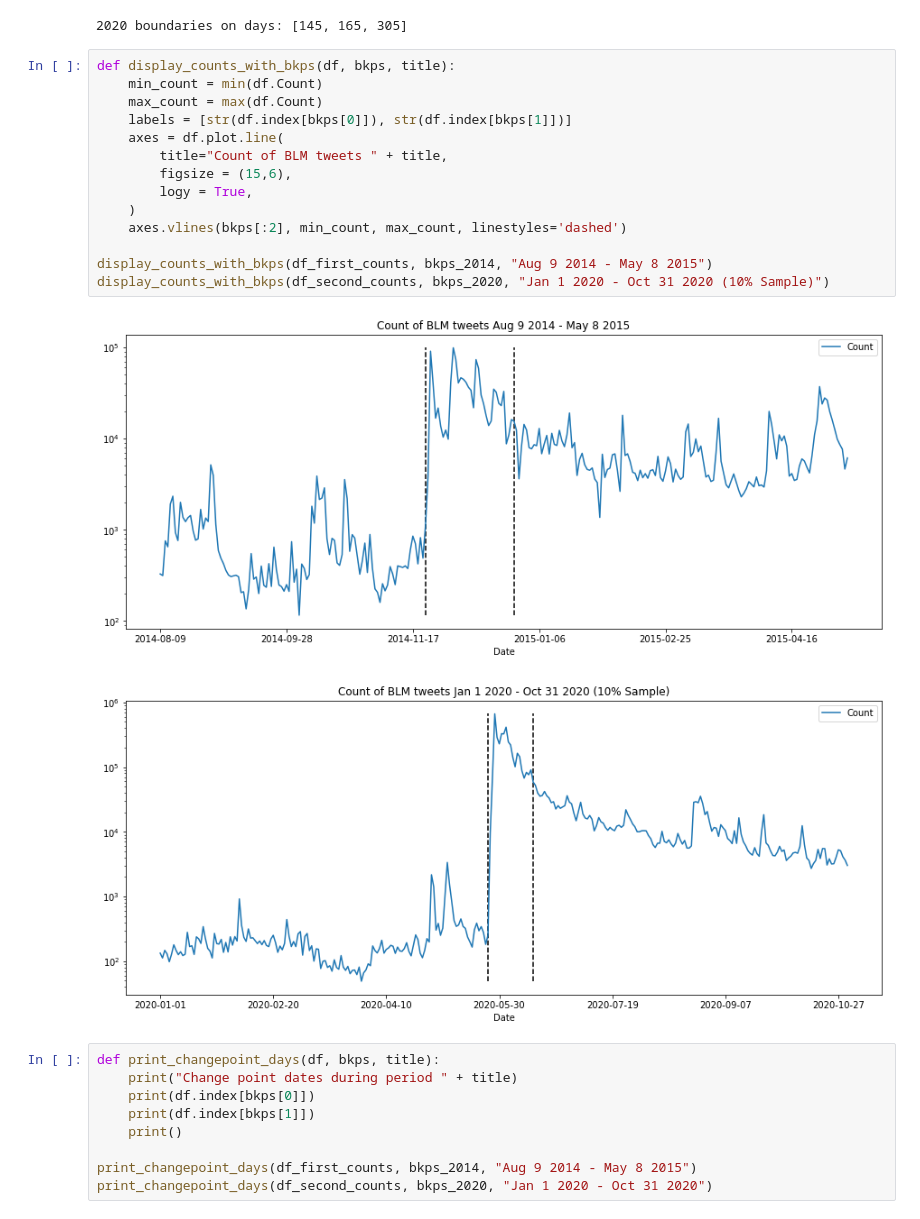
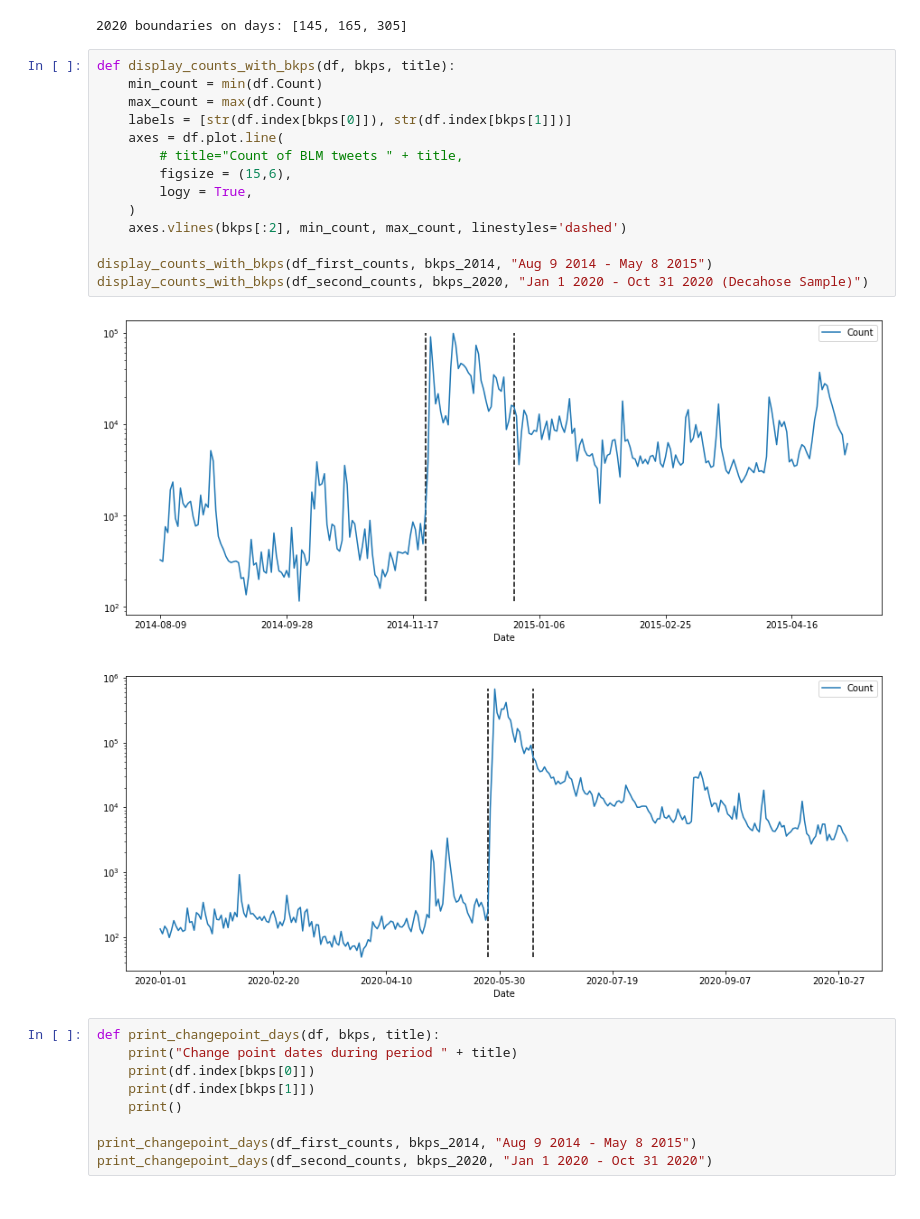
Before and after one commit to chrisfalter/BLM, a Jupyter notebook: src/tweet_counts.ipynb, the cells around one changed output. Cells and saved outputs as stored; diff of their text form.

Commit message:
for pub, remove titles from images; consolidated overview rpt

```diff
--- a/src/tweet_counts.ipynb
+++ b/src/tweet_counts.ipynb
@@ -44,20 +44,20 @@ print("2020 boundaries on days:", bkps_2020)
 # %%
 def display_counts_with_bkps(df, bkps, title):
     min_count = min(df.Count)
     max_count = max(df.Count)
     labels = [str(df.index[bkps[0]]), str(df.index[bkps[1]])]
     axes = df.plot.line(
-        title="Count of BLM tweets " + title,
+        # title="Count of BLM tweets " + title,
         figsize = (15,6),
         logy = True,
     )
     axes.vlines(bkps[:2], min_count, max_count, linestyles='dashed')
 
 display_counts_with_bkps(df_first_counts, bkps_2014, "Aug 9 2014 - May 8 2015")
-display_counts_with_bkps(df_second_counts, bkps_2020, "Jan 1 2020 - Oct 31 2020 (10% Sample)")
+display_counts_with_bkps(df_second_counts, bkps_2020, "Jan 1 2020 - Oct 31 2020 (Decahose Sample)")
 # %% [output]
-[figure, old version]
+[figure, new version]
-[figure, old version]
+[figure, new version]
 # %%
 def print_changepoint_days(df, bkps, title):
     print("Change point dates during period " + title)
```
Also changed, not shown: parts of 1 cell of this notebook, 4 other files.
